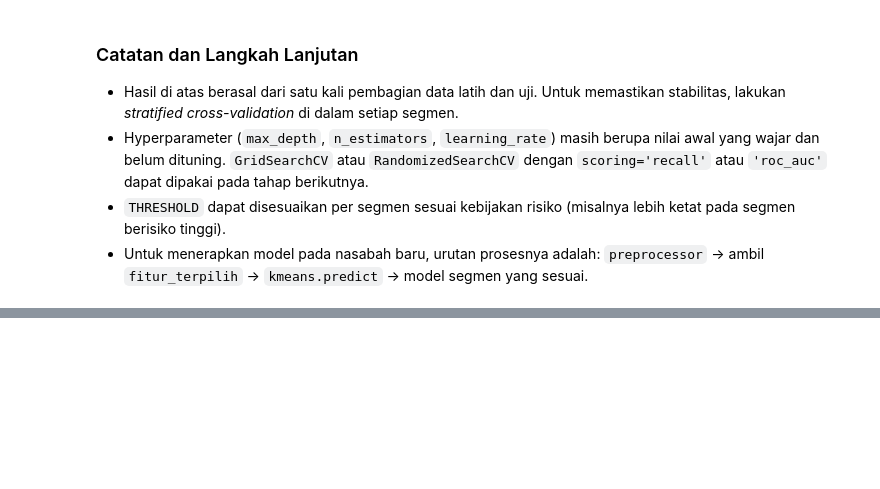
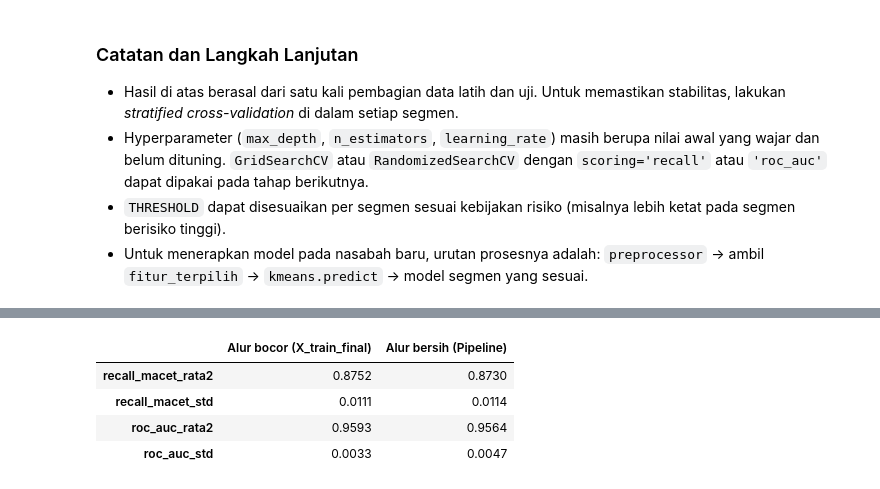
Before and after one commit to Yaboku29/credit-risk-mitigation-segmentation, a Jupyter notebook: coba.ipynb, the cells around one changed output, grey strips where cells are left out. Drawn from its saved outputs; the diff is of its cells as text; code cells hidden in the pictures; blank space fills up the shorter version.

```diff
--- a/coba.ipynb
+++ b/coba.ipynb
@@ -1031,0 +1225,21 @@ weighted avg      0.881     0.881     0.881      9825
+# %%
+rf_cek = RandomForestClassifier(n_estimators=200, max_depth=8, min_samples_leaf=5,
+                                class_weight='balanced', random_state=RANDOM_STATE, n_jobs=-1)
+metrik = ['recall', 'roc_auc']
+
+bocor = cross_validate(rf_cek, X_train_final, y_tr, cv=cv, scoring=metrik)
+bersih = cross_validate(buat_pipeline(rf_cek), X_tr, y_tr, cv=cv, scoring=metrik)
+
+banding_cv = pd.DataFrame({
+    'Alur bocor (X_train_final)': [bocor['test_recall'].mean(), bocor['test_recall'].std(),
+                                   bocor['test_roc_auc'].mean(), bocor['test_roc_auc'].std()],
+    'Alur bersih (Pipeline)':     [bersih['test_recall'].mean(), bersih['test_recall'].std(),
+                                   bersih['test_roc_auc'].mean(), bersih['test_roc_auc'].std()],
+}, index=['recall_macet_rata2', 'recall_macet_std', 'roc_auc_rata2', 'roc_auc_std'])
+banding_cv.round(4)
+# %% [output]
+|  | Alur bocor (X_train_final) | Alur bersih (Pipeline) |
+| recall_macet_rata2 | 0.8752 | 0.8730 |
+| recall_macet_std | 0.0111 | 0.0114 |
+| roc_auc_rata2 | 0.9593 | 0.9564 |
+| roc_auc_std | 0.0033 | 0.0047 |
```
Also changed, not shown: parts of 20 cells of this notebook, 9 other files.
